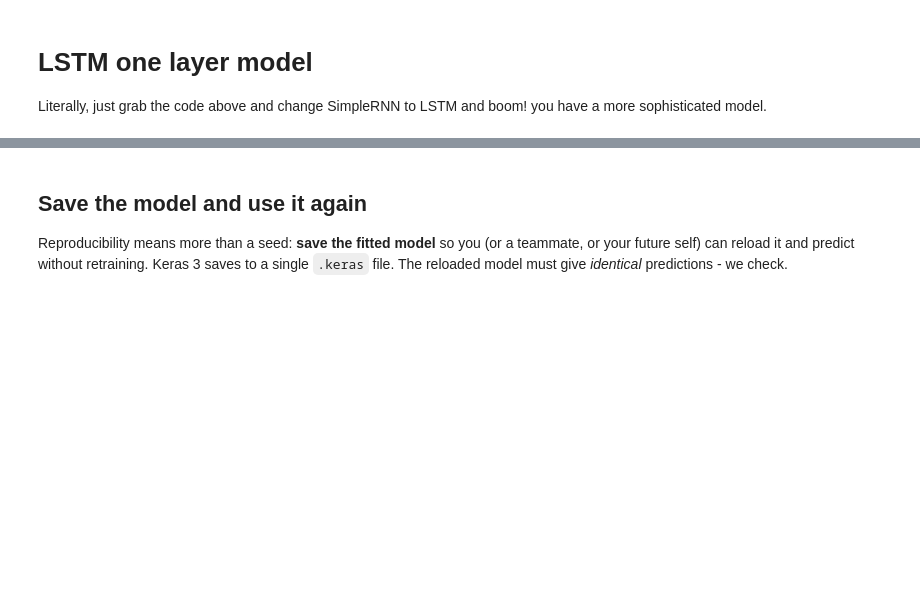
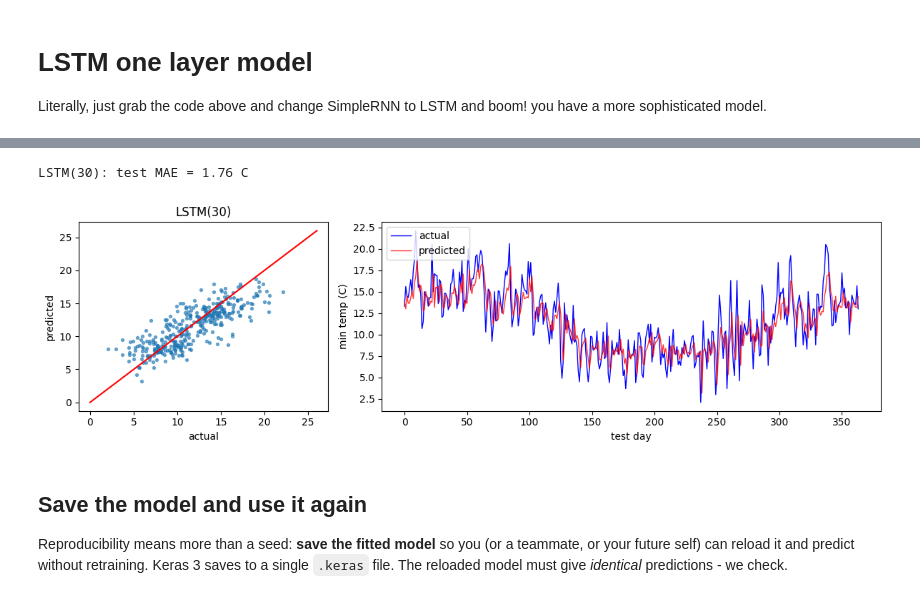
Before and after one commit to drdave-teaching/OPIM5509-notebooks, a Jupyter notebook: Module4/Univariate_Temperature_RNN.ipynb, the cells around one changed output, grey strips where cells are left out. Saved outputs shown, nothing was run; the diff lists cells and outputs as text; code cells hidden in the pictures; blank space fills up the shorter version.

```diff
--- a/Module4/Univariate_Temperature_RNN.ipynb
+++ b/Module4/Univariate_Temperature_RNN.ipynb
@@ -384,3 +338,9 @@ MAE:  1.760439450662215
+# %%
+pred_lstm = model.predict(X_test, verbose=0)
+show_results("LSTM(30)", pred_lstm)
+# %% [output]
+LSTM(30): test MAE = 1.76 C
+[figure, added]
 # %% [markdown]
 ## Save the model and use it again
 
```
Also changed, not shown: parts of 30 cells of this notebook, 1 other file.
